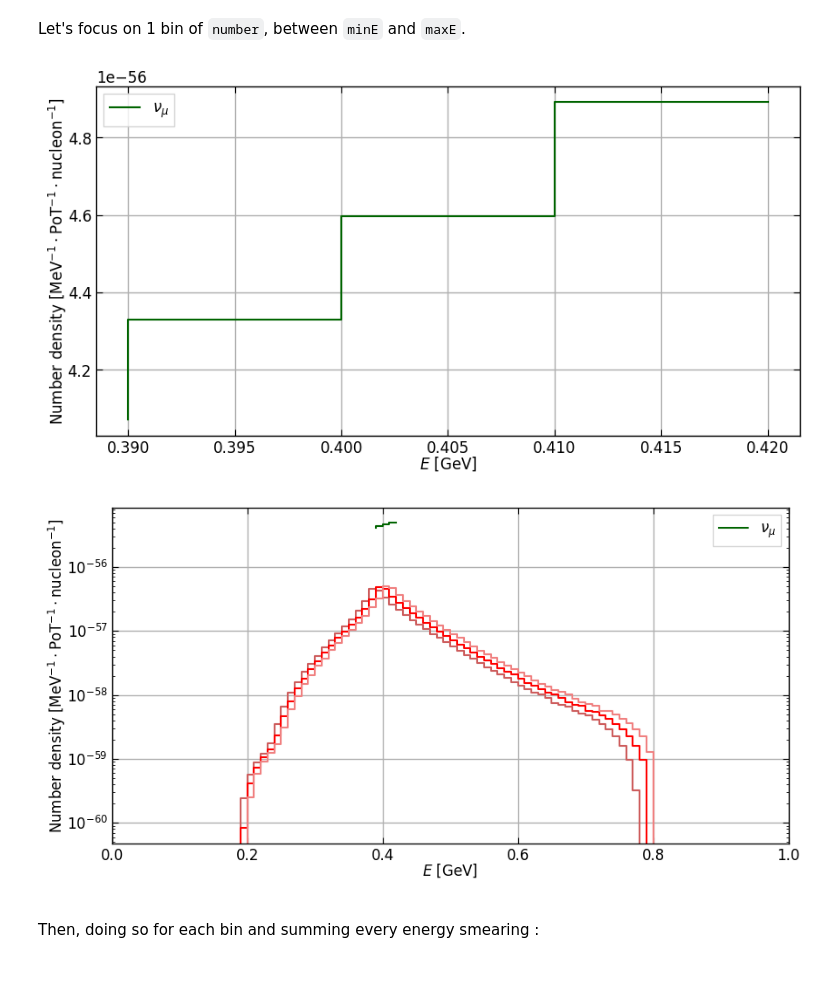
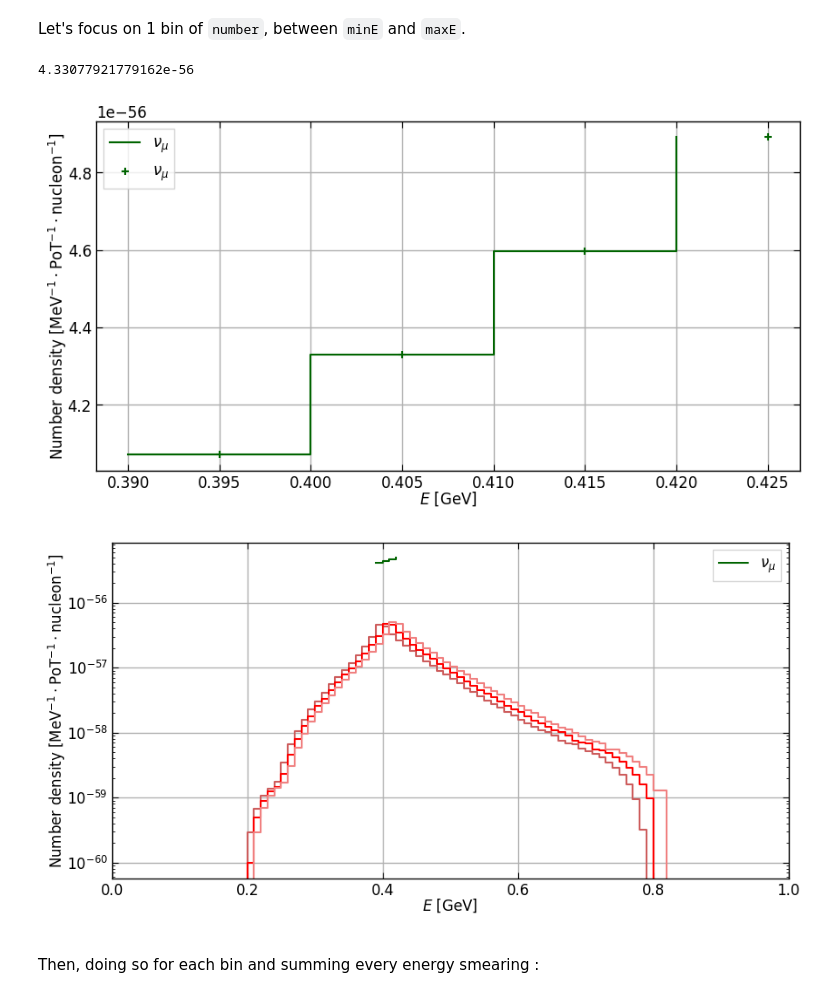
Before and after one commit to pboistier/energy-effects-T2K, a Jupyter notebook: docs/source/notebooks/convolution.ipynb, the cells around one changed output. Cells and saved outputs as stored; diff of their text form; code cells hidden in the pictures.

```diff
--- a/docs/source/notebooks/convolution.ipynb
+++ b/docs/source/notebooks/convolution.ipynb
@@ -87,12 +87,14 @@ for key in ["numu", "nue", "antinumu", "antinue"]:
             t2kflux_2020_plus250kA_nominal_sk[key],
             label=conv.print_dict[key],
             color=colors[key],
+            where="post",
         )
         axs[1, i].step(
             t2kflux_2020_plus250kA_nominal_sk.minE,
             t2kflux_2020_plus250kA_nominal_sk["true" + key],
             label=conv.print_dict[key],
             color=colors[key],
+            where="post",
         )
 
 for ax in axs.reshape(-1):
@@ -169,6 +171,7 @@ for key in ["numu", "nue", "antinumu", "antinue"]:
         / t2kflux_2020_plus250kA_nominal_sk.total,
         label=conv.print_dict[key],
         color=colors[key],
+        where="post",
     )
 
 plt.axvline(x=0.6, linestyle="--", color="black")
@@ -821,28 +834,42 @@ ___________________________________________________
 ## Convoluting the predicted number of neutrinos at SK with the energy resolution
 # %% [markdown]
 Let's focus on 1 bin of `number`, between `minE` and `maxE`.
+# %%
+number.minE.loc[40], number.maxE.loc[40], (
+    number.minE.loc[40] + number.maxE.loc[40]
+) / 2
+number.numu.loc[40]
+# %% [output]
+4.33077921779162e-56
 # %%
 n = 40
 plt.step(
     number.minE.loc[n - 1 : n + 2],
     number.numu.loc[n - 1 : n + 2],
-    where="pre",
+    where="post",
     label=conv.print_dict["numu"],
     color=colors["numu"],
+)
+plt.scatter(
+    (number.minE.loc[n - 1 : n + 2] + number.maxE.loc[n - 1 : n + 2]) / 2,
+    number.numu.loc[n - 1 : n + 2],
+    label=conv.print_dict["numu"],
+    color=colors["numu"],
+    marker="+",
 )
 plt.xlabel(r"$E$ [GeV]")
 plt.ylabel(
     r"Number density [$\text{MeV}^{-1} \cdot \text{PoT}^{-1} \cdot \text{nucleon}^{-1}$]"
 )
 plt.legend()
 plt.show()
 # %% [output]
-[figure, old version]
+[figure, new version]
 # %%
 plt.step(
     number.minE.loc[n - 1 : n + 2],
     number.numu.loc[n - 1 : n + 2],
-    where="pre",
+    where="post",
     label=conv.print_dict["numu"],
     color=colors["numu"],
 )
@@ -868,7 +895,7 @@ for i in [n - 1, n, n + 1]:
     interpolated_integral = (interpolated * (number.maxE - number.minE)).sum()
     interpolated = interpolated * true_integral / interpolated_integral
 
-    plt.step(number.minE, interpolated, where="pre", color=reds[i - n + 1])
+    plt.step(number.minE, interpolated, where="post", color=reds[i - n + 1])
 
 plt.yscale("log")
 # plt.ylim(bottom=2e-56)
@@ -880,7 +907,7 @@ plt.ylabel(
 plt.legend()
 plt.show()
 # %% [output]
-[figure, old version]
+[figure, new version]
 # %% [markdown]
 <p> </p>
 Then, doing so for each bin and summing every energy smearing :
```
Also changed, not shown: parts of 19 cells of this notebook, 3 other files.
